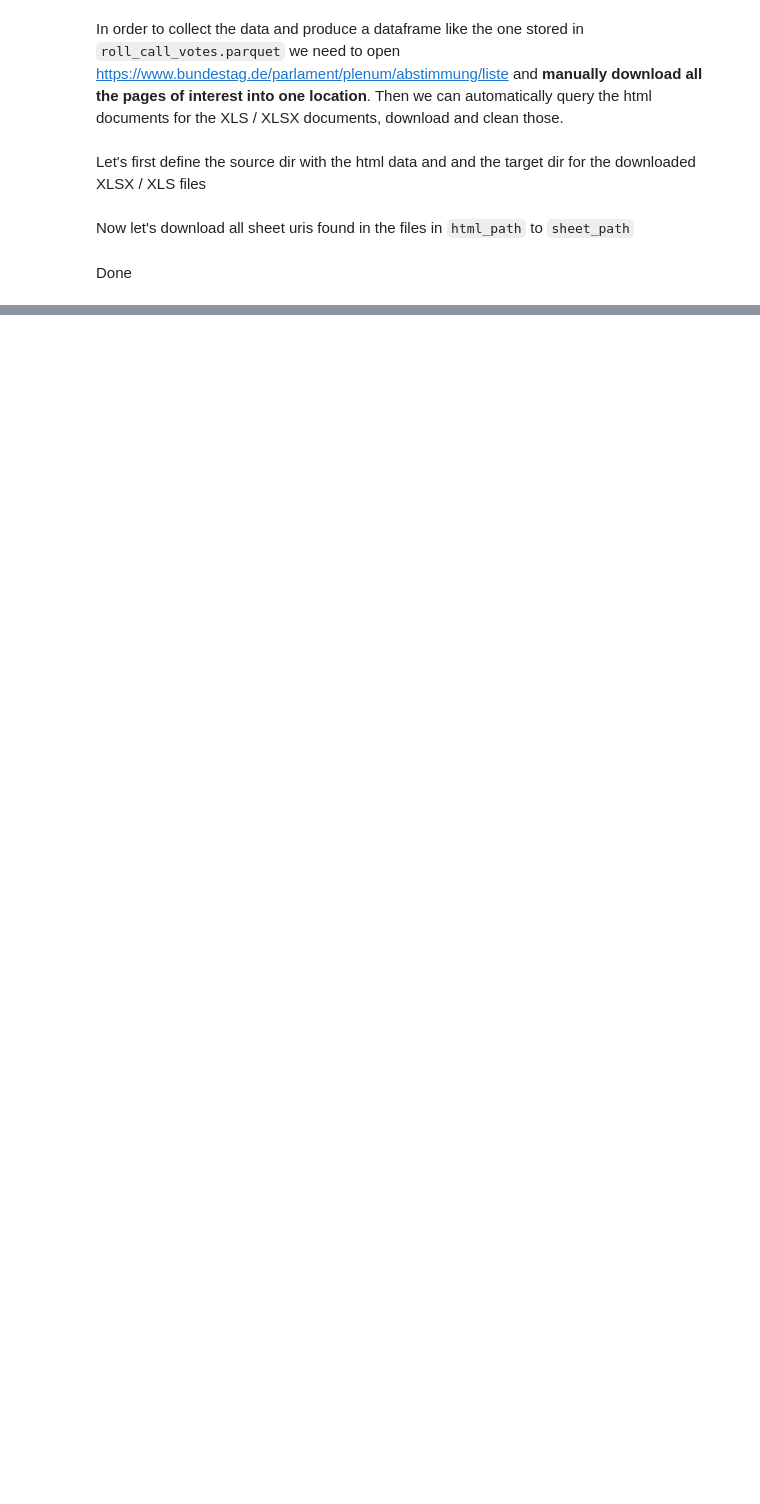
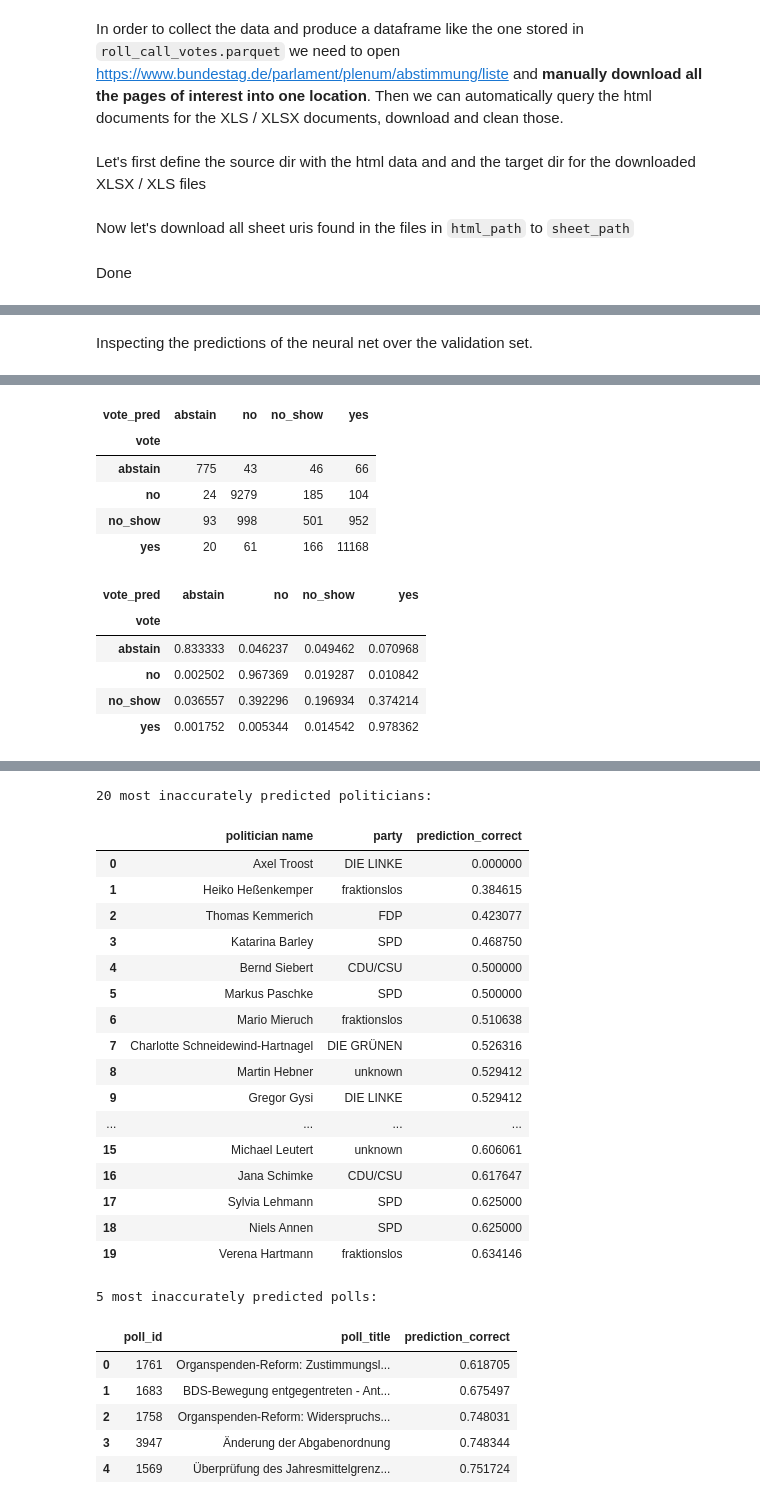
Before and after one commit to eschmidt42/bundestag, a Jupyter notebook: nbs/index.ipynb, the cells around one changed output, grey strips where cells are left out. Saved outputs shown, nothing was run; the diff lists cells and outputs as text; code cells hidden in the pictures; blank space fills up the shorter version.

```diff
--- a/nbs/index.ipynb
+++ b/nbs/index.ipynb
@@ -90,0 +310,7 @@ Done
+# %% [markdown]
+Inspecting the predictions of the neural net over the validation set.
+# %%
+vp.plot_predictions(learn, df_all_votes, df_mandates, df_polls, splits)
+embeddings = vp.get_embeddings(learn)
+proponents = vp.get_poll_proponents(df_all_votes, df_mandates)
+# %% [output]
@@ -90,0 +318,12 @@ Done
+| vote_pred | abstain | no | no_show | yes |
+| vote |  |  |  |  |
+| abstain | 775 | 43 | 46 | 66 |
+| no | 24 | 9279 | 185 | 104 |
+| no_show | 93 | 998 | 501 | 952 |
+| yes | 20 | 61 | 166 | 11168 |
+| vote_pred | abstain | no | no_show | yes |
+| vote |  |  |  |  |
+| abstain | 0.833333 | 0.046237 | 0.049462 | 0.070968 |
+| no | 0.002502 | 0.967369 | 0.019287 | 0.010842 |
+| no_show | 0.036557 | 0.392296 | 0.196934 | 0.374214 |
+| yes | 0.001752 | 0.005344 | 0.014542 | 0.978362 |
@@ -90,0 +331,25 @@ Done
+20 most inaccurately predicted politicians:
+|  | politician name | party | prediction_correct |
+| 0 | Axel Troost | DIE LINKE | 0.000000 |
+| 1 | Heiko Heßenkemper | fraktionslos | 0.384615 |
+| 2 | Thomas Kemmerich | FDP | 0.423077 |
+| 3 | Katarina Barley | SPD | 0.468750 |
+| 4 | Bernd Siebert | CDU/CSU | 0.500000 |
+| 5 | Markus Paschke | SPD | 0.500000 |
+| 6 | Mario Mieruch | fraktionslos | 0.510638 |
+| 7 | Charlotte Schneidewind-Hartnagel | DIE GRÜNEN | 0.526316 |
+| 8 | Martin Hebner | unknown | 0.529412 |
+| 9 | Gregor Gysi | DIE LINKE | 0.529412 |
+| ... | ... | ... | ... |
+| 15 | Michael Leutert | unknown | 0.606061 |
+| 16 | Jana Schimke | CDU/CSU | 0.617647 |
+| 17 | Sylvia Lehmann | SPD | 0.625000 |
+| 18 | Niels Annen | SPD | 0.625000 |
+| 19 | Verena Hartmann | fraktionslos | 0.634146 |
+5 most inaccurately predicted polls:
+|  | poll_id | poll_title | prediction_correct |
+| 0 | 1761 | Organspenden-Reform: Zustimmungsl... | 0.618705 |
+| 1 | 1683 | BDS-Bewegung entgegentreten - Ant... | 0.675497 |
+| 2 | 1758 | Organspenden-Reform: Widerspruchs... | 0.748031 |
+| 3 | 3947 | Änderung der Abgabenordnung | 0.748344 |
+| 4 | 1569 | Überprüfung des Jahresmittelgrenz... | 0.751724 |
```
Also changed, not shown: parts of 63 cells of this notebook.
